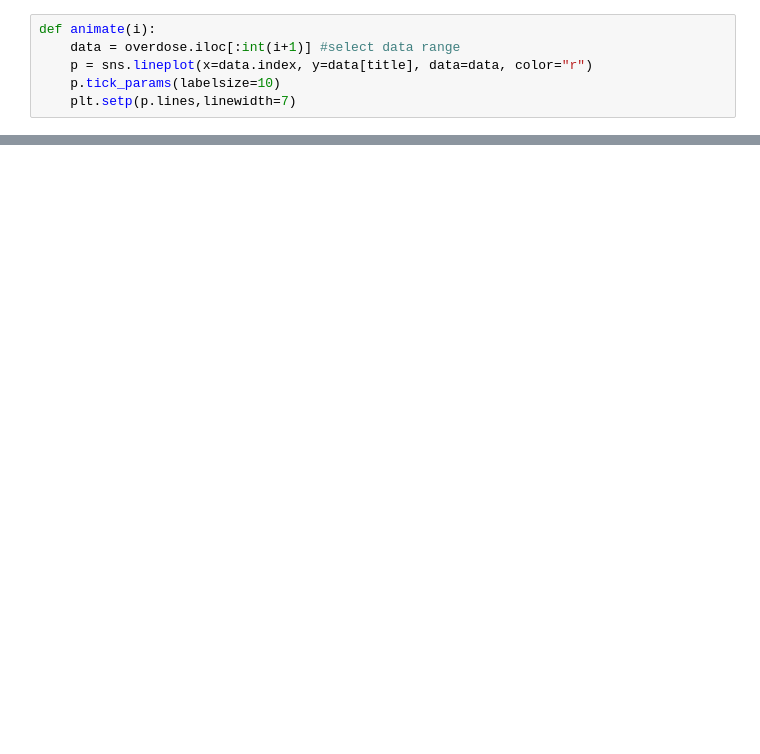
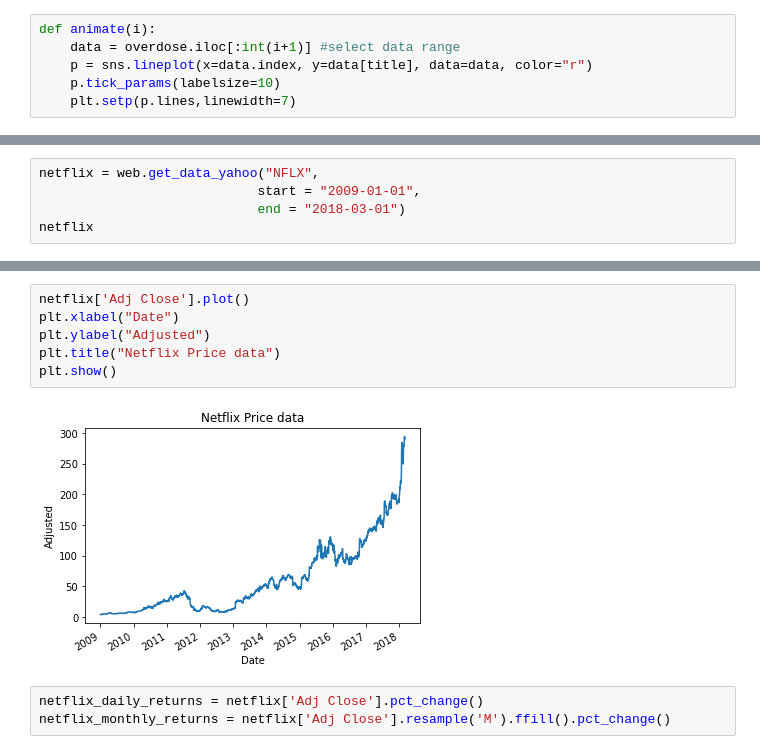
Before and after one commit to douglasparism/Proyecto_SIMFIN, a Jupyter notebook: Proyecto_PT.ipynb, the cells around one changed output, grey strips where cells are left out. Cells and saved outputs as stored; diff of their text form; blank space fills up the shorter version.

```diff
--- a/Proyecto_PT.ipynb
+++ b/Proyecto_PT.ipynb
@@ -188,0 +135,5 @@ AttributeError: 'NoneType' object has no attribute 'remove_callback'
+# %%
+netflix = web.get_data_yahoo("NFLX",
+                            start = "2009-01-01",
+                            end = "2018-03-01")
+netflix
@@ -188,0 +155,11 @@ AttributeError: 'NoneType' object has no attribute 'remove_callback'
+# %%
+netflix['Adj Close'].plot()
+plt.xlabel("Date")
+plt.ylabel("Adjusted")
+plt.title("Netflix Price data")
+plt.show()
+# %% [output]
+[figure, added]
+# %%
+netflix_daily_returns = netflix['Adj Close'].pct_change()
+netflix_monthly_returns = netflix['Adj Close'].resample('M').ffill().pct_change()
```
Also changed, not shown: parts of 20 cells of this notebook.
